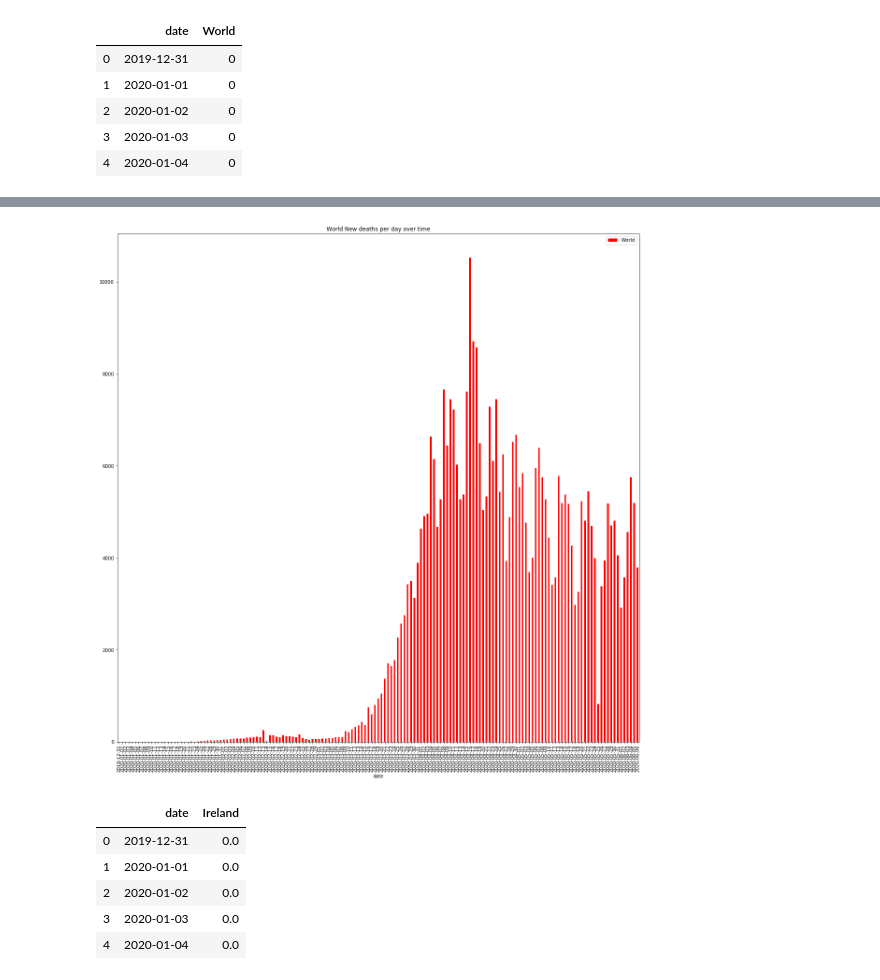
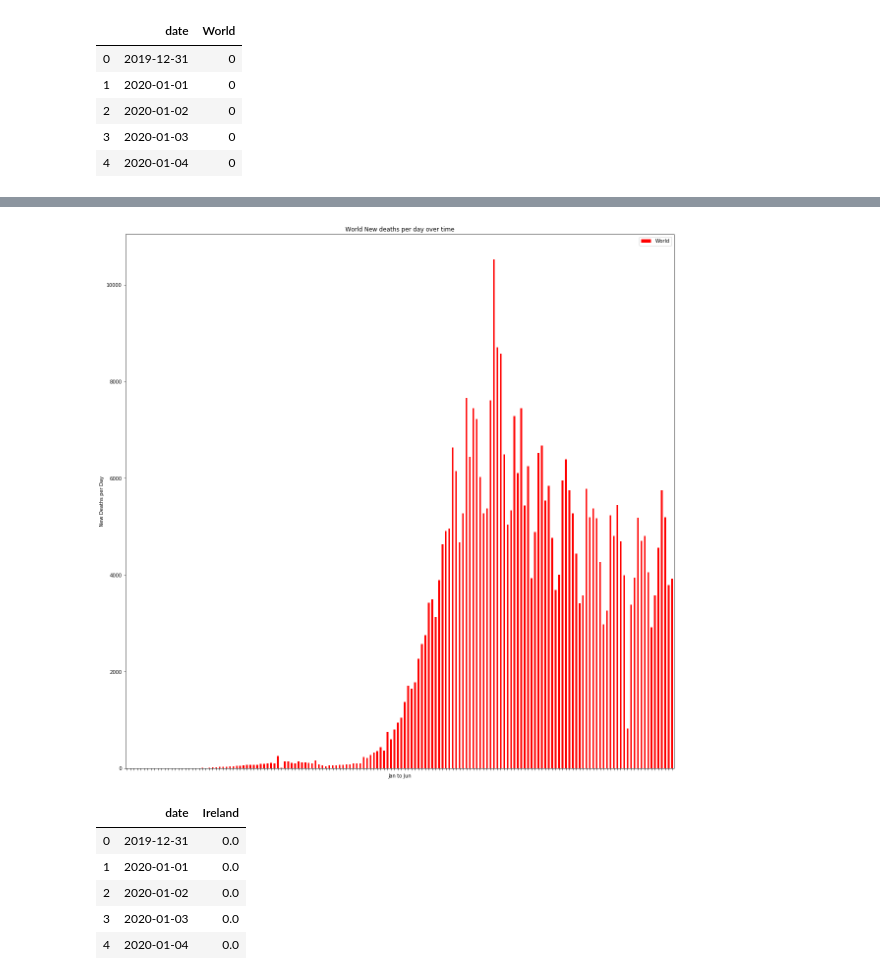
Before and after one commit to mfaherty/ca4_pandas, a Jupyter notebook: ca4.ipynb, the cells around one changed output, grey strips where cells are left out. Saved outputs shown, nothing was run; the diff lists cells and outputs as text; code cells hidden in the pictures.

```diff
--- a/ca4.ipynb
+++ b/ca4.ipynb
@@ -86,10 +93,12 @@ plt.show()
 # %%
 #### ----- Step 3 (Plot data)----
-plt.rcParams["figure.figsize"]=20,20 # make plaot larger
+plt.rcParams["figure.figsize"]=20,20 # make plat larger
 ax1 = plt.gca()
 new_deaths_world.plot(kind = 'bar', title= "World New deaths per day over time", x = 'date', y = 'World', color = 'red', ax = ax1)
+plt.xlabel("Jan to Jun")
+plt.ylabel("New Deaths per Day")
+ax1.set_xticklabels([])
+plt.savefig('World_New_Deaths_overtime.png')
 plt.show()
-
-# xlab= 'date', ylab = 'New deaths per day',
 # %% [output]
-[figure, old version]
+[figure, new version]
```
Also changed, not shown: parts of 43 cells of this notebook.
